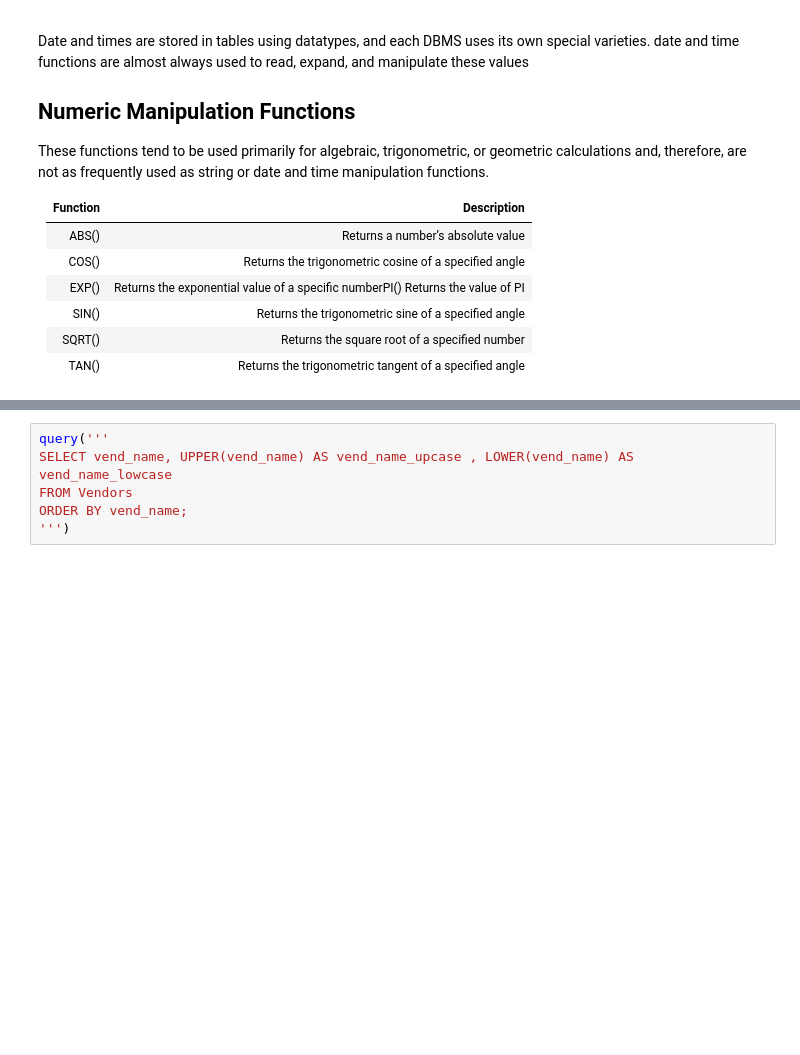
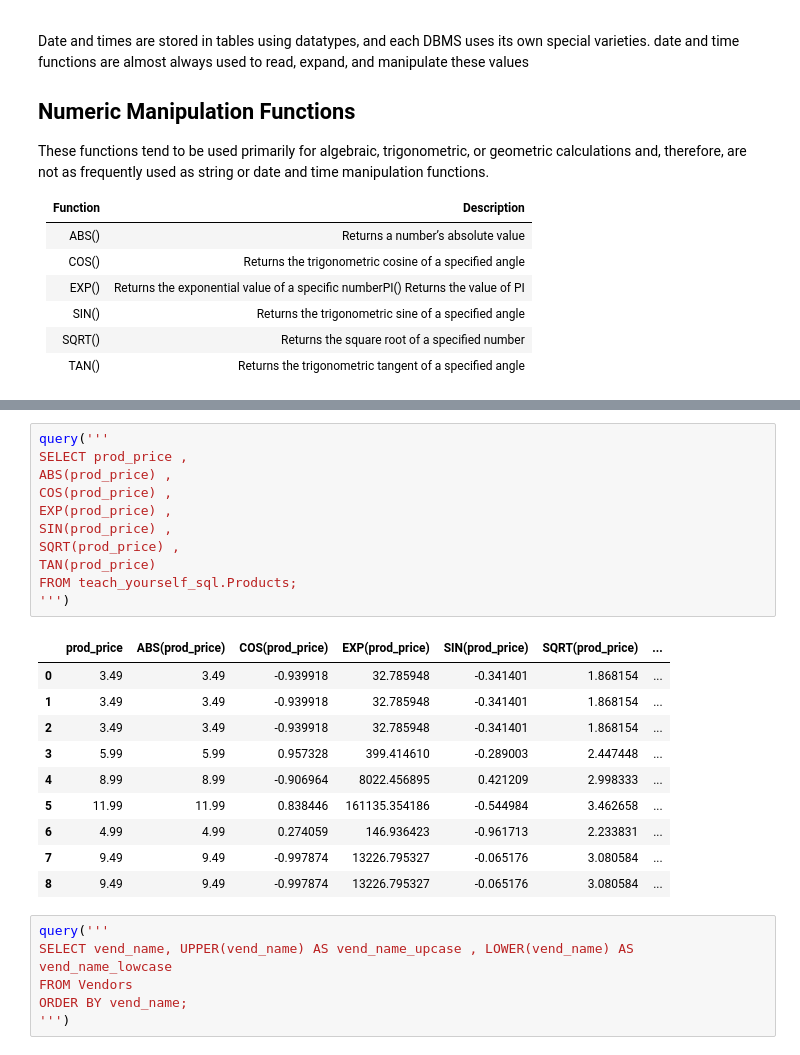
Before and after one commit to alinemati45/mysql_code_leetcode, a Jupyter notebook: Sams Teach Yourself SQL in 10 Minutes Fifth Edition Ben Forta.ipynb, the cells around one changed output, grey strips where cells are left out. Saved outputs shown, nothing was run; the diff lists cells and outputs as text; blank space fills up the shorter version.

```diff
--- a/Sams Teach Yourself SQL in 10 Minutes Fifth Edition Ben Forta.ipynb
+++ b/Sams Teach Yourself SQL in 10 Minutes Fifth Edition Ben Forta.ipynb
@@ -1441,3 +1443,25 @@ manipulation functions.
+# %%
+query('''
+SELECT prod_price ,
+ABS(prod_price) ,
+COS(prod_price) ,
+EXP(prod_price) ,
+SIN(prod_price) ,
+SQRT(prod_price) ,
+TAN(prod_price)
+FROM teach_yourself_sql.Products;
+''')
+# %% [output]
+|  | prod_price | ABS(prod_price) | COS(prod_price) | EXP(prod_price) | SIN(prod_price) | SQRT(prod_price) | ... |
+| 0 | 3.49 | 3.49 | -0.939918 | 32.785948 | -0.341401 | 1.868154 | ... |
+| 1 | 3.49 | 3.49 | -0.939918 | 32.785948 | -0.341401 | 1.868154 | ... |
+| 2 | 3.49 | 3.49 | -0.939918 | 32.785948 | -0.341401 | 1.868154 | ... |
+| 3 | 5.99 | 5.99 | 0.957328 | 399.414610 | -0.289003 | 2.447448 | ... |
+| 4 | 8.99 | 8.99 | -0.906964 | 8022.456895 | 0.421209 | 2.998333 | ... |
+| 5 | 11.99 | 11.99 | 0.838446 | 161135.354186 | -0.544984 | 3.462658 | ... |
+| 6 | 4.99 | 4.99 | 0.274059 | 146.936423 | -0.961713 | 2.233831 | ... |
+| 7 | 9.49 | 9.49 | -0.997874 | 13226.795327 | -0.065176 | 3.080584 | ... |
+| 8 | 9.49 | 9.49 | -0.997874 | 13226.795327 | -0.065176 | 3.080584 | ... |
 # %%
 query('''
 SELECT vend_name, UPPER(vend_name) AS vend_name_upcase , LOWER(vend_name) AS vend_name_lowcase
```
Also changed, not shown: parts of 8 cells of this notebook.
